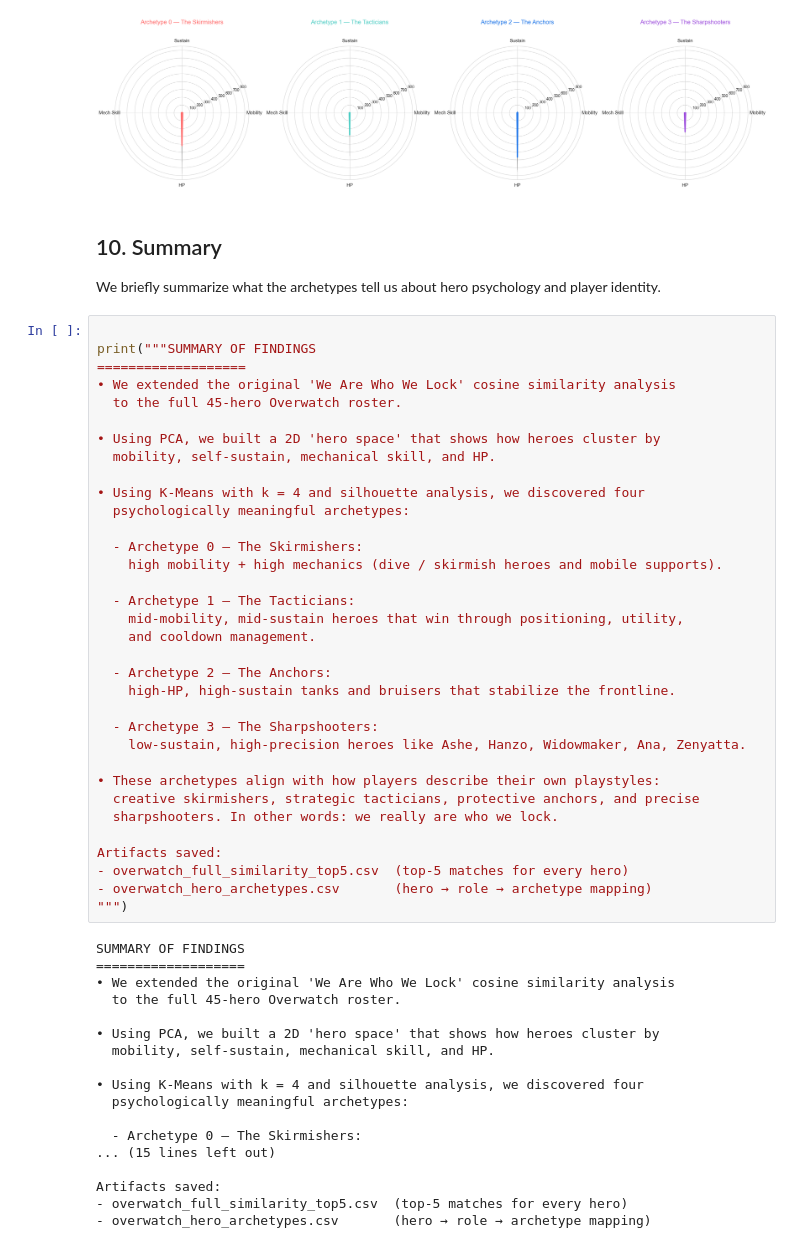
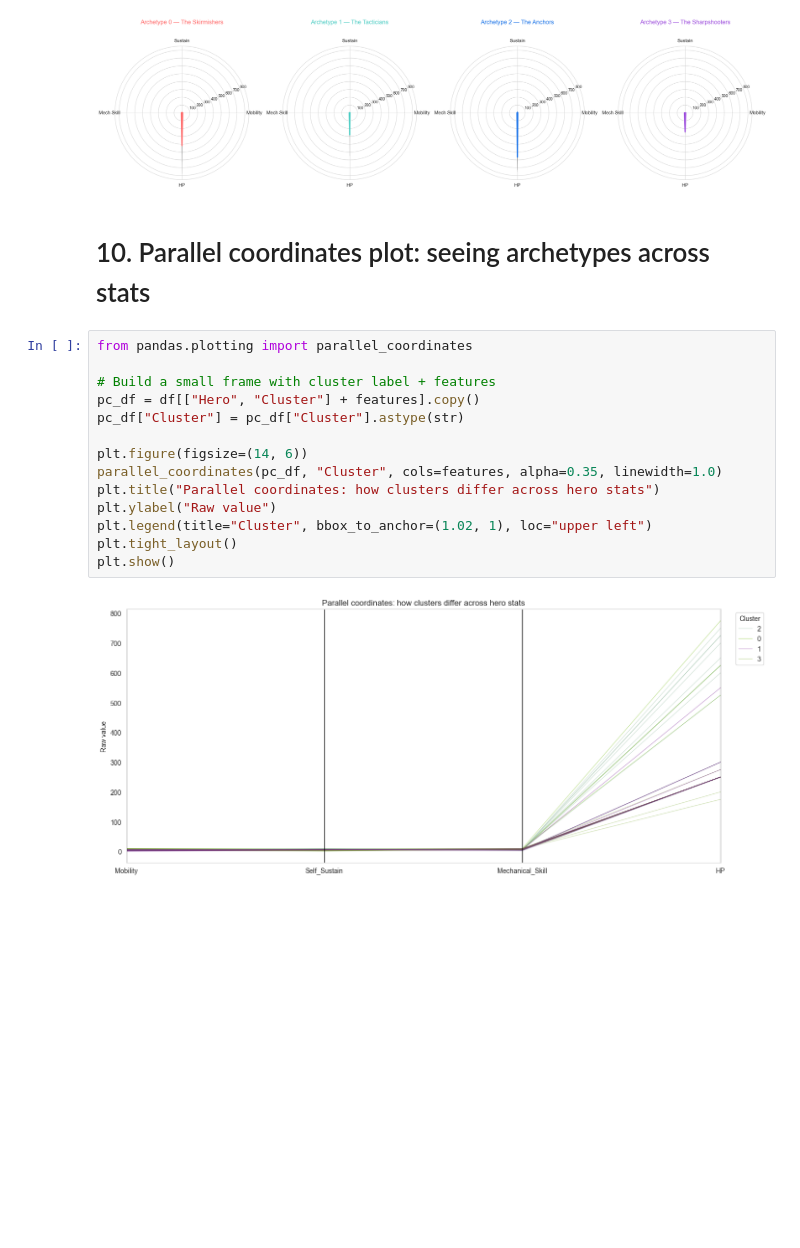
Before and after one commit to Kwanjk/updated-overwatch-heroes-player-analysis, a Jupyter notebook: overwatch_archetype_analysis_final-2.ipynb, the cells around one changed output. Cells and saved outputs as stored; diff of their text form; blank space fills up the shorter version.

```diff
--- a/overwatch_archetype_analysis_final-2.ipynb
+++ b/overwatch_archetype_analysis_final-2.ipynb
@@ -515,58 +515,21 @@ plt.tight_layout()
 plt.show()
 # %% [output]
 [figure]
-# %% [markdown]
-## 10. Summary
-We briefly summarize what the archetypes tell us about hero psychology and player identity.
-# %%
-
-print("""SUMMARY OF FINDINGS
-===================
-• We extended the original 'We Are Who We Lock' cosine similarity analysis
-  to the full 45‑hero Overwatch roster.
-
-• Using PCA, we built a 2D 'hero space' that shows how heroes cluster by
-  mobility, self‑sustain, mechanical skill, and HP.
-
-• Using K‑Means with k = 4 and silhouette analysis, we discovered four
-  psychologically meaningful archetypes:
-
-  - Archetype 0 — The Skirmishers:
-    high mobility + high mechanics (dive / skirmish heroes and mobile supports).
-
-  - Archetype 1 — The Tacticians:
-    mid‑mobility, mid‑sustain heroes that win through positioning, utility,
-    and cooldown management.
-
-  - Archetype 2 — The Anchors:
-    high‑HP, high‑sustain tanks and bruisers that stabilize the frontline.
-
-  - Archetype 3 — The Sharpshooters:
-    low‑sustain, high‑precision heroes like Ashe, Hanzo, Widowmaker, Ana, Zenyatta.
-
-• These archetypes align with how players describe their own playstyles:
-  creative skirmishers, strategic tacticians, protective anchors, and precise
-  sharpshooters. In other words: we really are who we lock.
-
-Artifacts saved:
-- overwatch_full_similarity_top5.csv  (top‑5 matches for every hero)
-- overwatch_hero_archetypes.csv       (hero → role → archetype mapping)
-""")
-# %% [output]
-SUMMARY OF FINDINGS
-===================
-• We extended the original 'We Are Who We Lock' cosine similarity analysis
-  to the full 45‑hero Overwatch roster.
-
-• Using PCA, we built a 2D 'hero space' that shows how heroes cluster by
-  mobility, self‑sustain, mechanical skill, and HP.
-
-• Using K‑Means with k = 4 and silhouette analysis, we discovered four
-  psychologically meaningful archetypes:
-
-  - Archetype 0 — The Skirmishers:
-... (15 lines left out)
-
-Artifacts saved:
-- overwatch_full_similarity_top5.csv  (top‑5 matches for every hero)
-- overwatch_hero_archetypes.csv       (hero → role → archetype mapping)
+# %% [markdown]
+# 10. Parallel coordinates plot: seeing archetypes across stats
+# %%
+from pandas.plotting import parallel_coordinates
+
+# Build a small frame with cluster label + features
+pc_df = df[["Hero", "Cluster"] + features].copy()
+pc_df["Cluster"] = pc_df["Cluster"].astype(str)
+
+plt.figure(figsize=(14, 6))
+parallel_coordinates(pc_df, "Cluster", cols=features, alpha=0.35, linewidth=1.0)
+plt.title("Parallel coordinates: how clusters differ across hero stats")
+plt.ylabel("Raw value")
+plt.legend(title="Cluster", bbox_to_anchor=(1.02, 1), loc="upper left")
+plt.tight_layout()
+plt.show()
+# %% [output]
+[figure, added]
```
Also changed, not shown: parts of 5 cells of this notebook.
